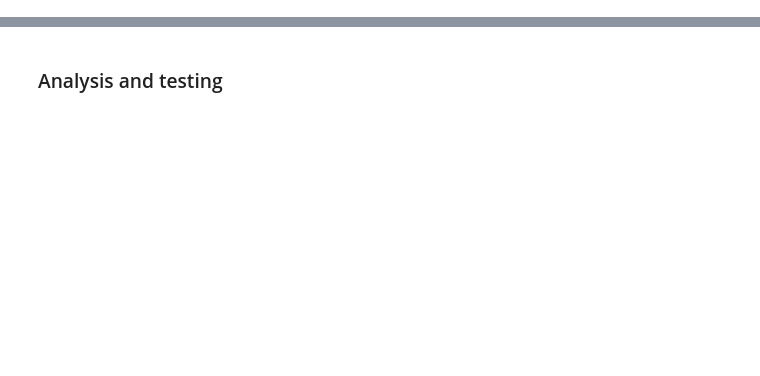
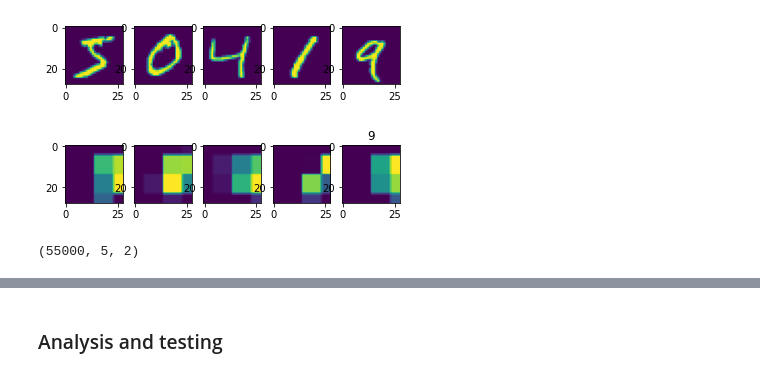
Before and after one commit to sashkarivkind/imagewalker, a Jupyter notebook: MNIST_lowres_Keras_eclamp101.ipynb, the cells around one changed output, grey strips where cells are left out. Cells and saved outputs as stored; diff of their text form; code cells hidden in the pictures; blank space fills up the shorter version.

Commit message:
Add code to process dvs-mnist data and train the network using it

```diff
--- a/MNIST_lowres_Keras_eclamp101.ipynb
+++ b/MNIST_lowres_Keras_eclamp101.ipynb
@@ -29,8 +31,8 @@ images, labels = mnist.load_training()
 #Define function for low resolution lens on syclop
 def bad_res101(img,res):
     sh=np.shape(img)
-    dwnsmp=cv2.resize(img,res, interpolation = cv2.INTER_CUBIC)
-    upsmp = cv2.resize(dwnsmp,sh, interpolation = cv2.INTER_CUBIC)
+    dwnsmp=cv2.resize(img,res, interpolation = cv2.INTER_AREA)
+    upsmp = cv2.resize(dwnsmp,sh, interpolation = cv2.INTER_AREA)
 
     return upsmp
 # %%
@@ -300,8 +288,46 @@ def create_dataset(images, labels, res, sample = 5, mixed_state = True, add_traj
     else:
         return train_dataloader, test_dataloader, ts_train, train_labels
 # %%
-def split_dataset_xy(dataset, timesteps = 5):
+def split_dataset_xy(dataset, timesteps_s = 0, timesteps_e = 5):
     dataset_x1 = [uu[0] for uu in dataset]
     dataset_x2 = [uu[1] for uu in dataset]
     dataset_y = [uu[-1] for uu in dataset]
-    return (np.array(dataset_x1)[...,np.newaxis],np.array(dataset_x2)[:,:timesteps,:]),np.array(dataset_y)
+    return (np.array(dataset_x1)[...,np.newaxis],np.array(dataset_x2)[:,timesteps_s:timesteps_e,:]),np.array(dataset_y)
+# %%
+res = 6
+ts = 5
+
+dvsi = True
+if dvsi:
+#     q_seq = [[34,36],[36,36],[38,36],[38,38],[36,38],[36,36]]#first coord is supposed to be ignored
+#     traj_l = generate_fixed_traj(q_seq)
+
+    traj_l = generate_eclamp_traj(ts, res)
+
+    train_dataset, test_dataset = create_dataset(images, labels,
+                                             res = res,return_datasets=True,
+                                             steps = ts+1,
+                                             dvs_img = dvsi,trajectory_list = traj_l)
+
+    train_dataset_x, train_dataset_y = split_dataset_xy(train_dataset, 1, ts+1)
+    test_dataset_x, test_dataset_y = split_dataset_xy(test_dataset, 1, ts+1)
+
+else:
+    q_seq = [[36,36],[38,36],[38,38],[36,38],[36,35]]
+    traj_l = generate_fixed_traj(q_seq)
+
+    #     traj_l = generate_eclamp_traj(ts, res)
+
+    train_dataset, test_dataset = create_dataset(images, labels,
+                                             res = res,return_datasets=True,
+                                             steps = ts,
+                                             dvs_img = dvsi,trajectory_list = traj_l)
+
+    train_dataset_x, train_dataset_y = split_dataset_xy(train_dataset, 0, ts)
+    test_dataset_x, test_dataset_y = split_dataset_xy(test_dataset, 0, ts)
+# %% [output]
+[figure, added]
+# %%
+train_dataset_x[1].shape
+# %% [output]
+(55000, 5, 2)
```
Also changed, not shown: parts of 24 cells of this notebook, 3 other files.
